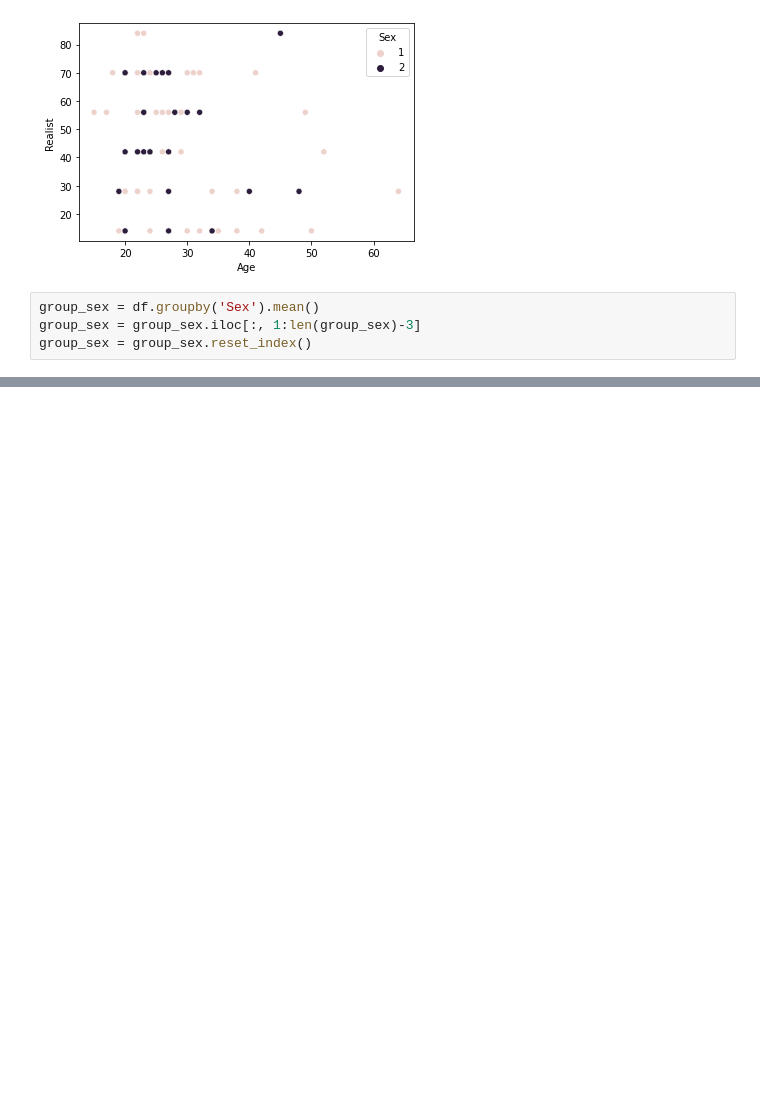
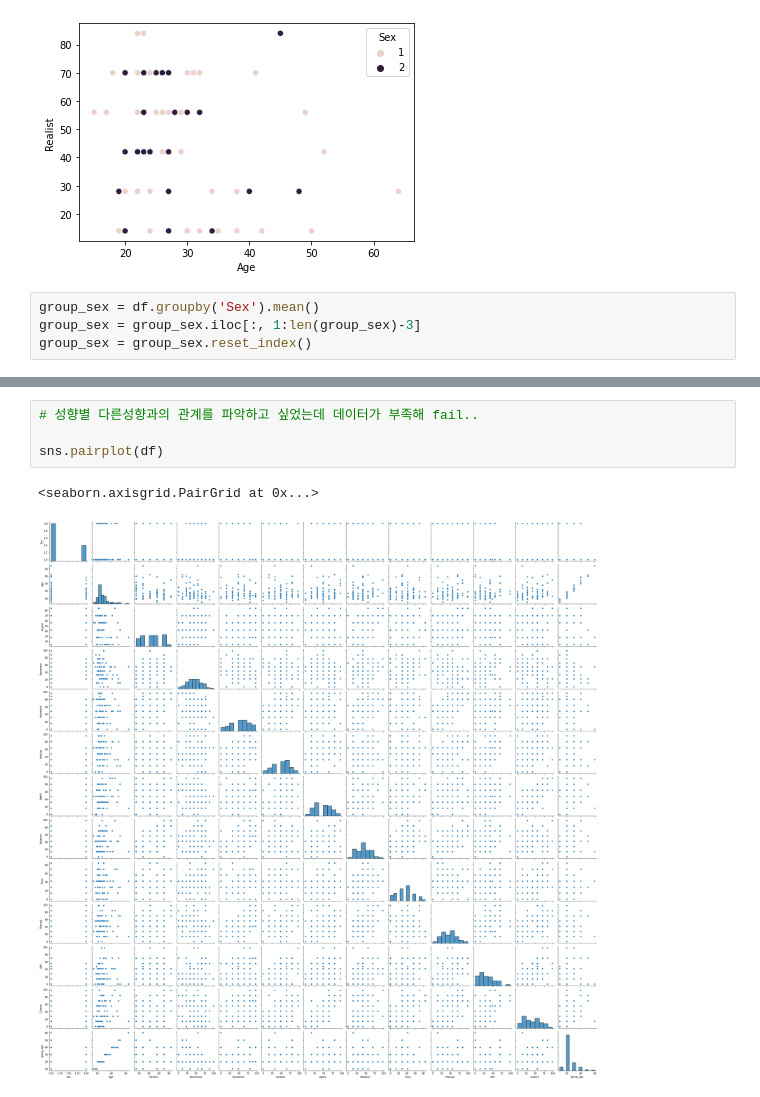
Before and after one commit to codetosign/Study, a Jupyter notebook: WPI/WPI.ipynb, the cells around one changed output, grey strips where cells are left out. Cells and saved outputs as stored; diff of their text form; blank space fills up the shorter version.

```diff
--- a/WPI/WPI.ipynb
+++ b/WPI/WPI.ipynb
@@ -106,0 +100,7 @@ sns.barplot(
+# %%
+# 성향별 다른성향과의 관계를 파악하고 싶었는데 데이터가 부족해 fail..
+
+sns.pairplot(df)
+# %% [output]
+<seaborn.axisgrid.PairGrid at 0x...>
+[figure, added]
```
Also changed, not shown: parts of 5 cells of this notebook.
